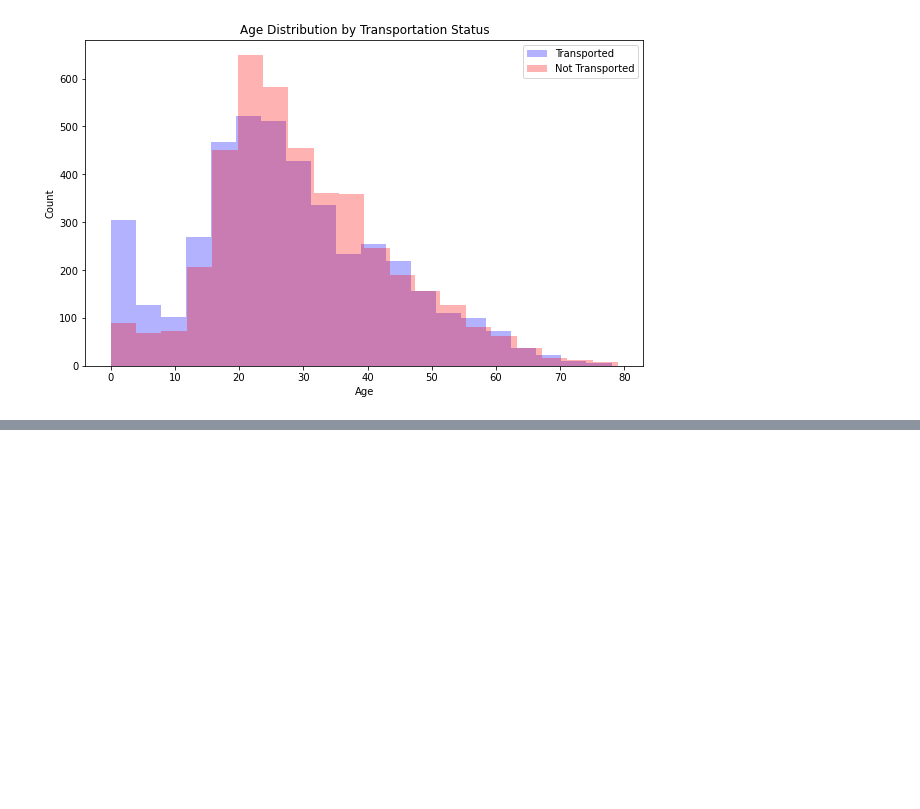
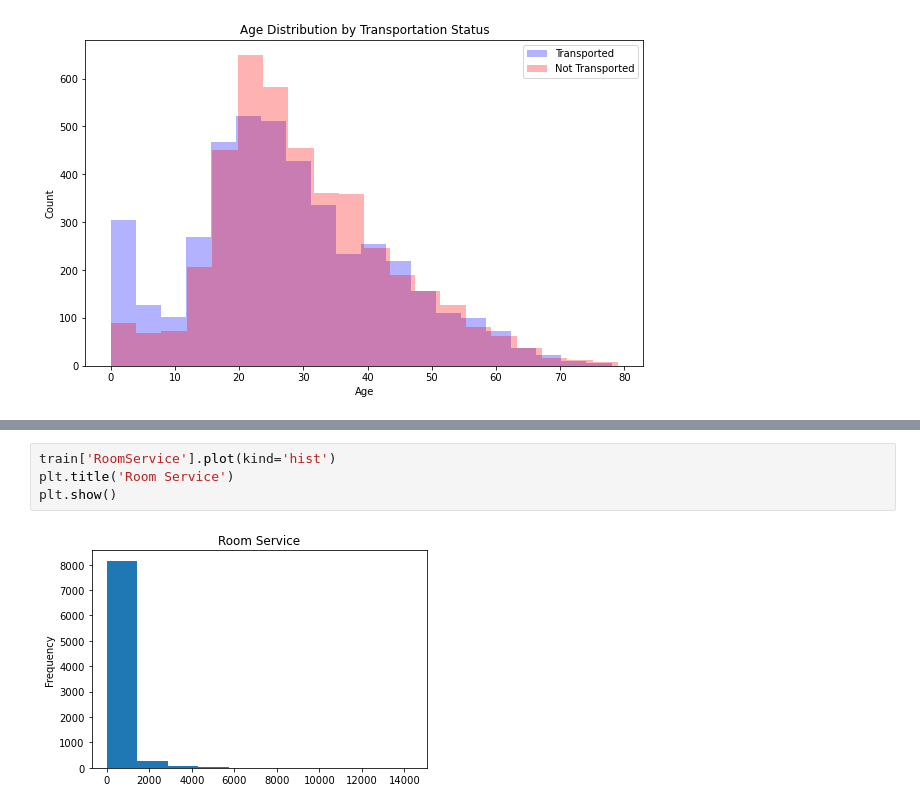
Before and after one commit to brianellis1997/Spaceship-Titanic, a Jupyter notebook: spaceship-titanic/Work.ipynb, the cells around one changed output, grey strips where cells are left out. Saved outputs shown, nothing was run; the diff lists cells and outputs as text; blank space fills up the shorter version.

```diff
--- a/spaceship-titanic/Work.ipynb
+++ b/spaceship-titanic/Work.ipynb
@@ -430,0 +512,6 @@ plt.show()
+# %%
+train['RoomService'].plot(kind='hist')
+plt.title('Room Service')
+plt.show()
+# %% [output]
+[figure, added]
```
Also changed, not shown: parts of 17 cells of this notebook.
